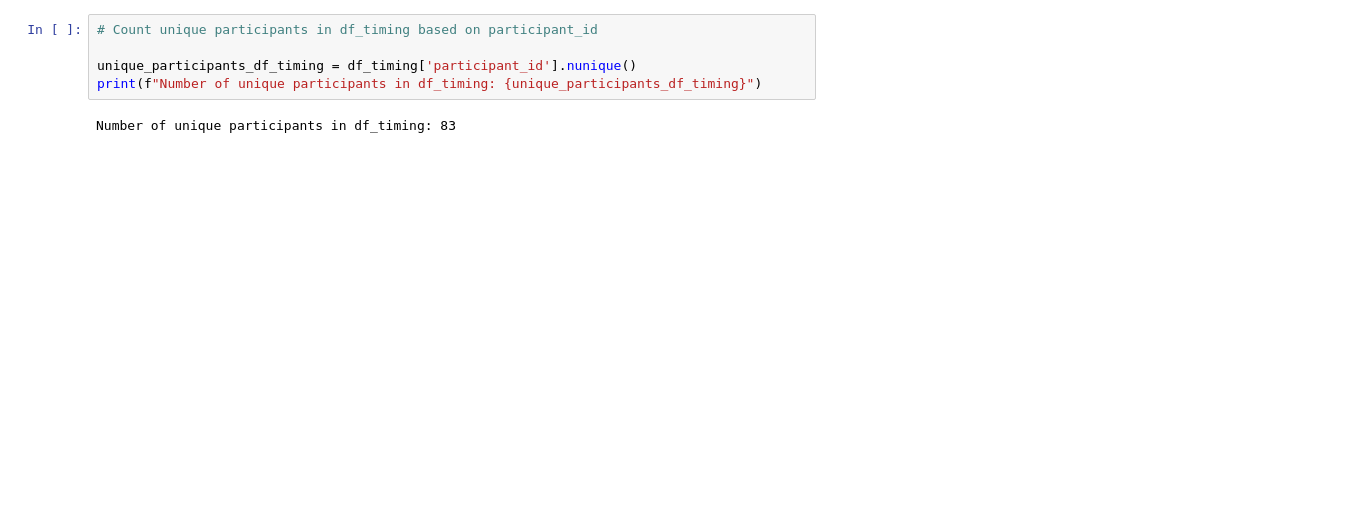
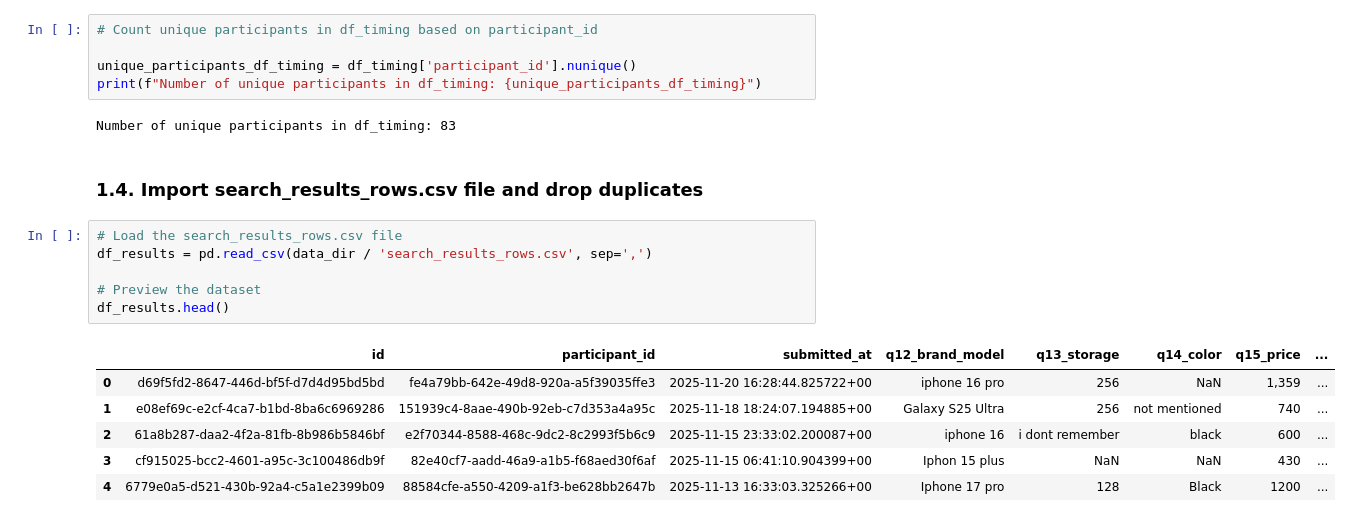
Before and after one commit to kaki1995/Advanced-Project-Study_TUM-GG-Istanbul, a Jupyter notebook: chat_data_processing.ipynb, the cells around one changed output. Drawn from its saved outputs; the diff is of its cells as text; blank space fills up the shorter version.

```diff
--- a/chat_data_processing.ipynb
+++ b/chat_data_processing.ipynb
@@ -282,3 +282,18 @@ unique_participants_df_timing = df_timing['participant_id'].nunique()
 print(f"Number of unique participants in df_timing: {unique_participants_df_timing}")
 # %% [output]
 Number of unique participants in df_timing: 83
+# %% [markdown]
+### 1.4. Import search_results_rows.csv file and drop duplicates
+# %%
+# Load the search_results_rows.csv file
+df_results = pd.read_csv(data_dir / 'search_results_rows.csv', sep=',')
+
+# Preview the dataset
+df_results.head()
+# %% [output]
+|  | id | participant_id | submitted_at | q12_brand_model | q13_storage | q14_color | q15_price | ... |
+| 0 | d69f5fd2-8647-446d-bf5f-d7d4d95bd5bd | fe4a79bb-642e-49d8-920a-a5f39035ffe3 | 2025-11-20 16:28:44.825722+00 | iphone 16 pro | 256 | NaN | 1,359 | ... |
+| 1 | e08ef69c-e2cf-4ca7-b1bd-8ba6c6969286 | 151939c4-8aae-490b-92eb-c7d353a4a95c | 2025-11-18 18:24:07.194885+00 | Galaxy S25 Ultra | 256 | not mentioned | 740 | ... |
+| 2 | 61a8b287-daa2-4f2a-81fb-8b986b5846bf | e2f70344-8588-468c-9dc2-8c2993f5b6c9 | 2025-11-15 23:33:02.200087+00 | iphone 16 | i dont remember | black | 600 | ... |
+| 3 | cf915025-bcc2-4601-a95c-3c100486db9f | 82e40cf7-aadd-46a9-a1b5-f68aed30f6af | 2025-11-15 06:41:10.904399+00 | Iphon 15 plus | NaN | NaN | 430 | ... |
+| 4 | 6779e0a5-d521-430b-92a4-c5a1e2399b09 | 88584cfe-a550-4209-a1f3-be628bb2647b | 2025-11-13 16:33:03.325266+00 | Iphone 17 pro | 128 | Black | 1200 | ... |
```
Also changed, not shown: parts of 8 cells of this notebook.
